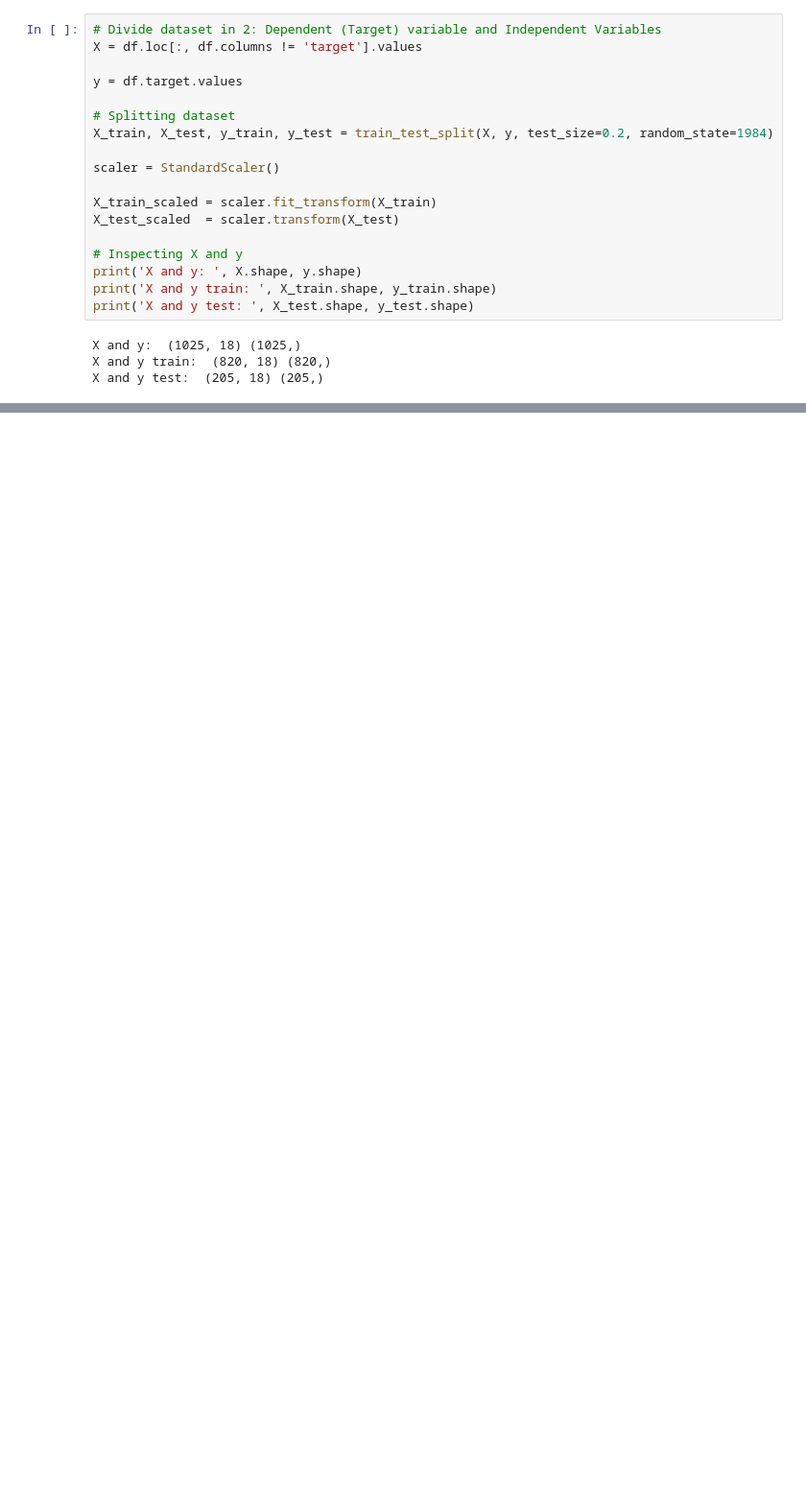
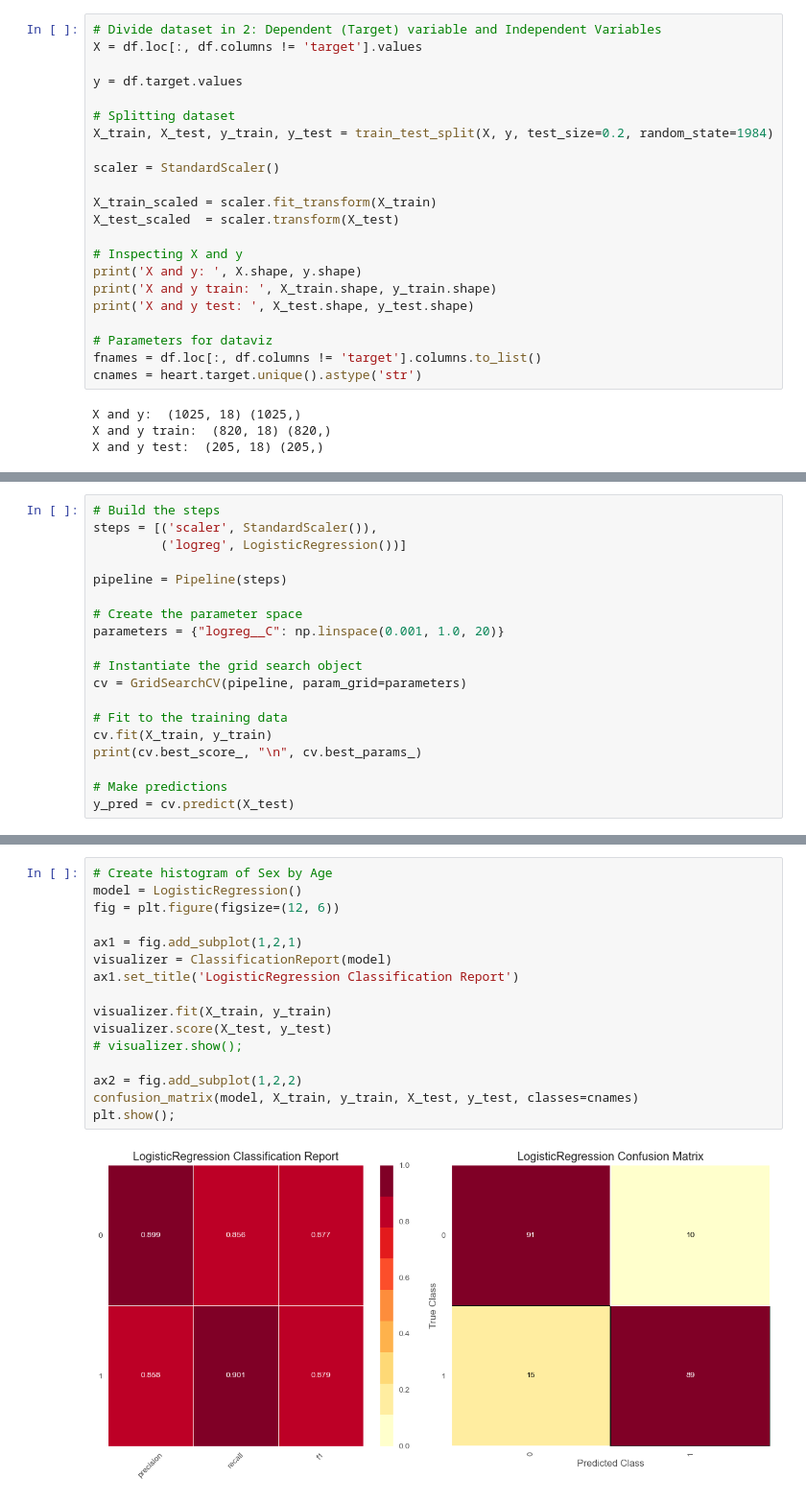
Before and after one commit to Sandokhan/IACEC, a Jupyter notebook: project.ipynb, the cells around one changed output, grey strips where cells are left out. Shown at 96% size. Cells and saved outputs as stored; diff of their text form; blank space fills up the shorter version.

Commit message:
Add ML Models

```diff
--- a/project.ipynb
+++ b/project.ipynb
@@ -291,6 +291,10 @@ X_test_scaled  = scaler.transform(X_test)
 print('X and y: ', X.shape, y.shape)
 print('X and y train: ', X_train.shape, y_train.shape)
 print('X and y test: ', X_test.shape, y_test.shape)
+
+# Parameters for dataviz
+fnames = df.loc[:, df.columns != 'target'].columns.to_list()
+cnames = heart.target.unique().astype('str')
 # %% [output]
 X and y:  (1025, 18) (1025,)
 X and y train:  (820, 18) (820,)
@@ -297,0 +306,19 @@ X and y test:  (205, 18) (205,)
+# %%
+# Build the steps
+steps = [('scaler', StandardScaler()),
+         ('logreg', LogisticRegression())]
+
+pipeline = Pipeline(steps)
+
+# Create the parameter space
+parameters = {"logreg__C": np.linspace(0.001, 1.0, 20)}
+
+# Instantiate the grid search object
+cv = GridSearchCV(pipeline, param_grid=parameters)
+
+# Fit to the training data
+cv.fit(X_train, y_train)
+print(cv.best_score_, "\n", cv.best_params_)
+
+# Make predictions
+y_pred = cv.predict(X_test)
@@ -297,0 +345,18 @@ X and y test:  (205, 18) (205,)
+# %%
+# Create histogram of Sex by Age
+model = LogisticRegression()
+fig = plt.figure(figsize=(12, 6))
+
+ax1 = fig.add_subplot(1,2,1)
+visualizer = ClassificationReport(model)
+ax1.set_title('LogisticRegression Classification Report')
+
+visualizer.fit(X_train, y_train)
+visualizer.score(X_test, y_test)
+# visualizer.show();
+
+ax2 = fig.add_subplot(1,2,2)
+confusion_matrix(model, X_train, y_train, X_test, y_test, classes=cnames)
+plt.show();
+# %% [output]
+[figure, added]
```
Also changed, not shown: parts of 13 cells of this notebook.
